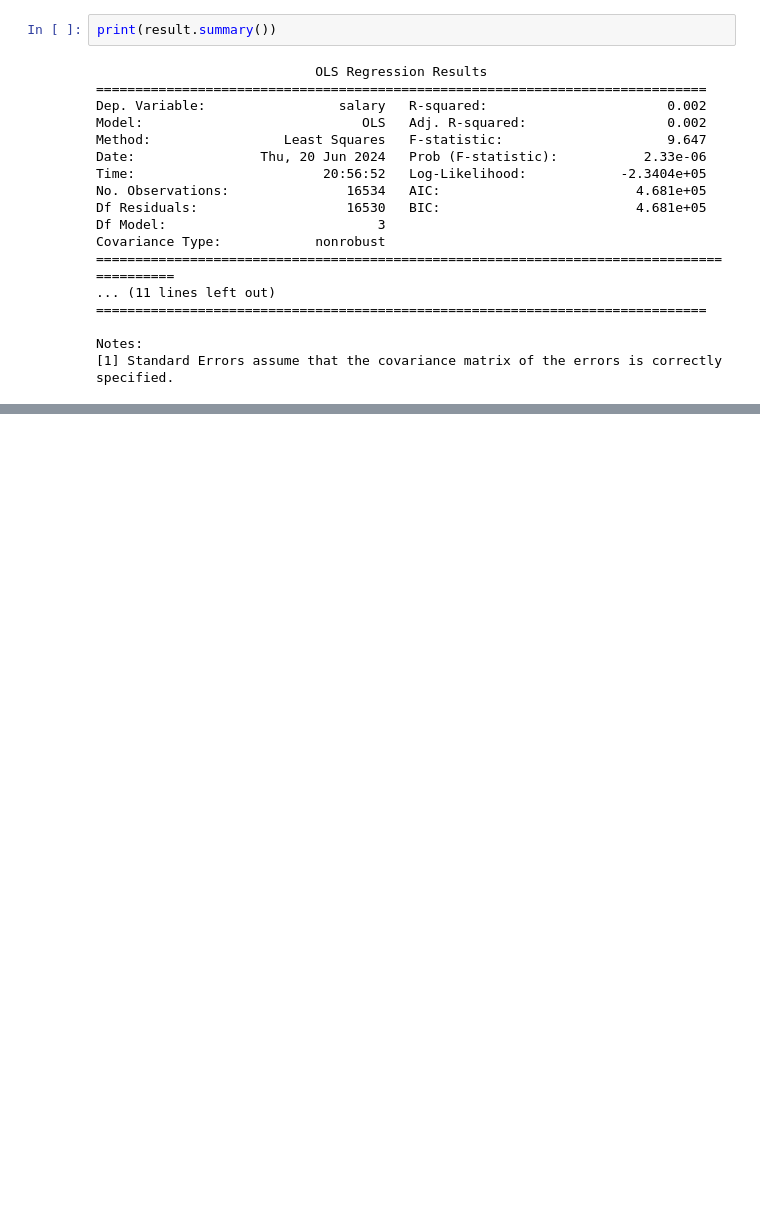
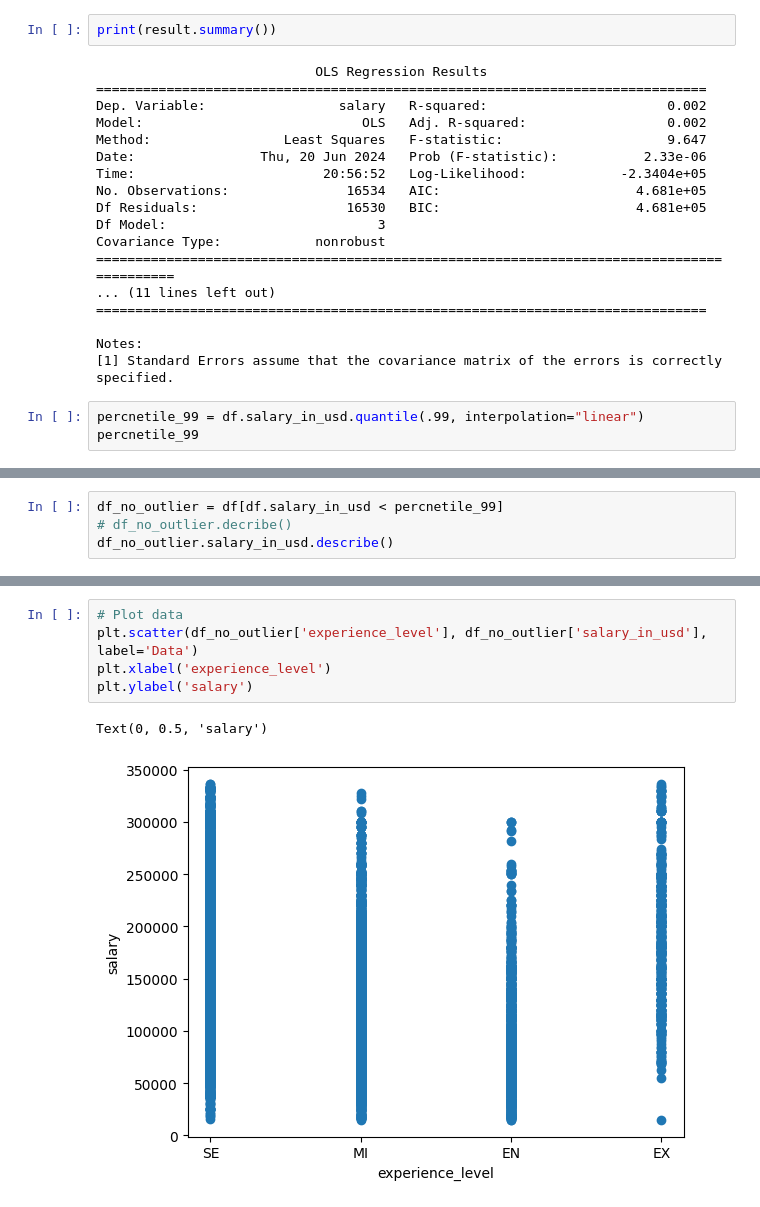
Before and after one commit to benjso/team_project, a Jupyter notebook: data/processed/lrm_research.ipynb, the cells around one changed output, grey strips where cells are left out. Drawn from its saved outputs; the diff is of its cells as text; blank space fills up the shorter version.

```diff
--- a/data/processed/lrm_research.ipynb
+++ b/data/processed/lrm_research.ipynb
@@ -116,3 +118,6 @@ Covariance Type:            nonrobust
 
 Notes:
 [1] Standard Errors assume that the covariance matrix of the errors is correctly specified.
+# %%
+percnetile_99 = df.salary_in_usd.quantile(.99, interpolation="linear")
+percnetile_99
@@ -118,0 +126,4 @@ Notes:
+# %%
+df_no_outlier = df[df.salary_in_usd < percnetile_99]
+# df_no_outlier.decribe()
+df_no_outlier.salary_in_usd.describe()
@@ -118,0 +140,8 @@ Notes:
+# %%
+# Plot data
+plt.scatter(df_no_outlier['experience_level'], df_no_outlier['salary_in_usd'], label='Data')
+plt.xlabel('experience_level')
+plt.ylabel('salary')
+# %% [output]
+Text(0, 0.5, 'salary')
+[figure, added]
```
Also changed, not shown: parts of 12 cells of this notebook.
